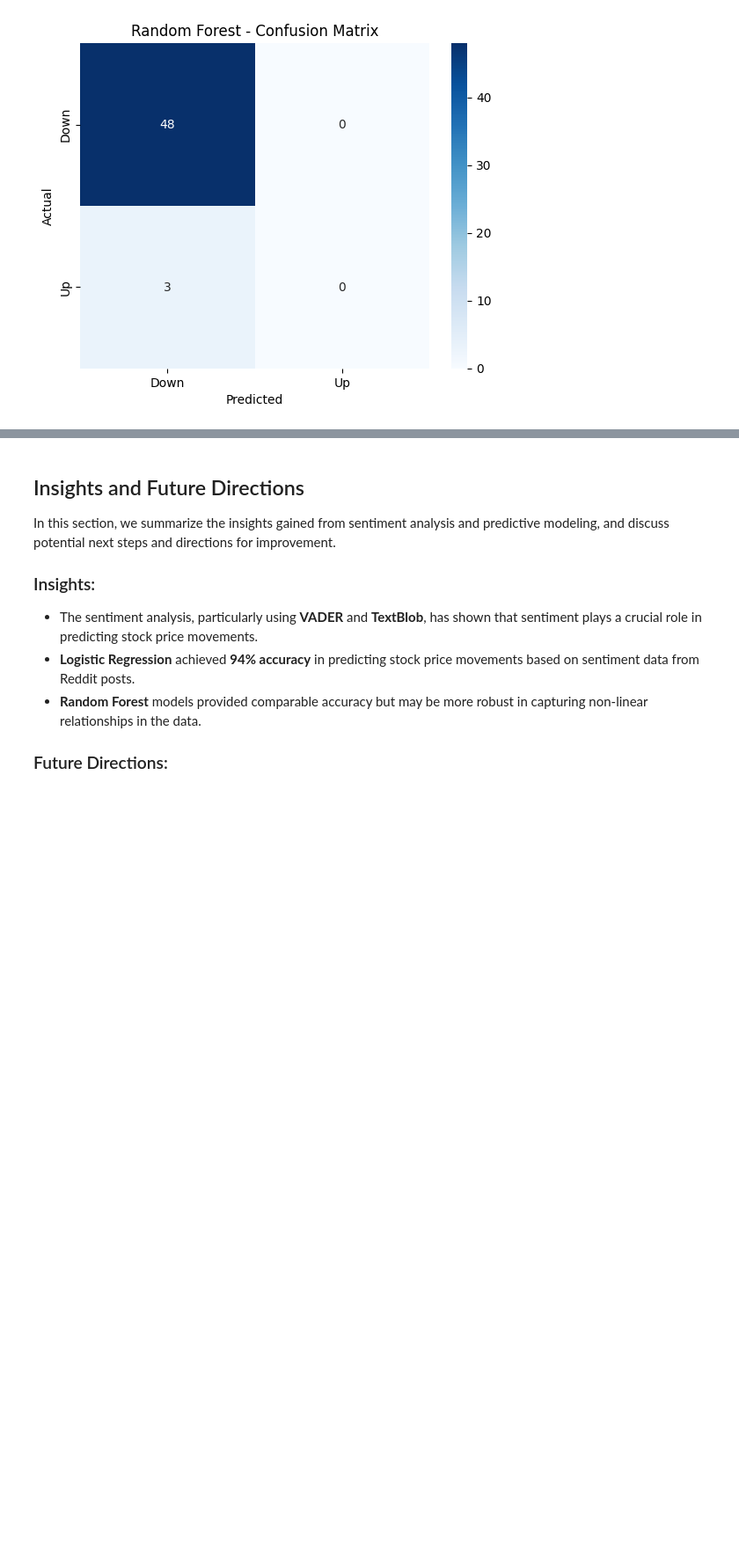
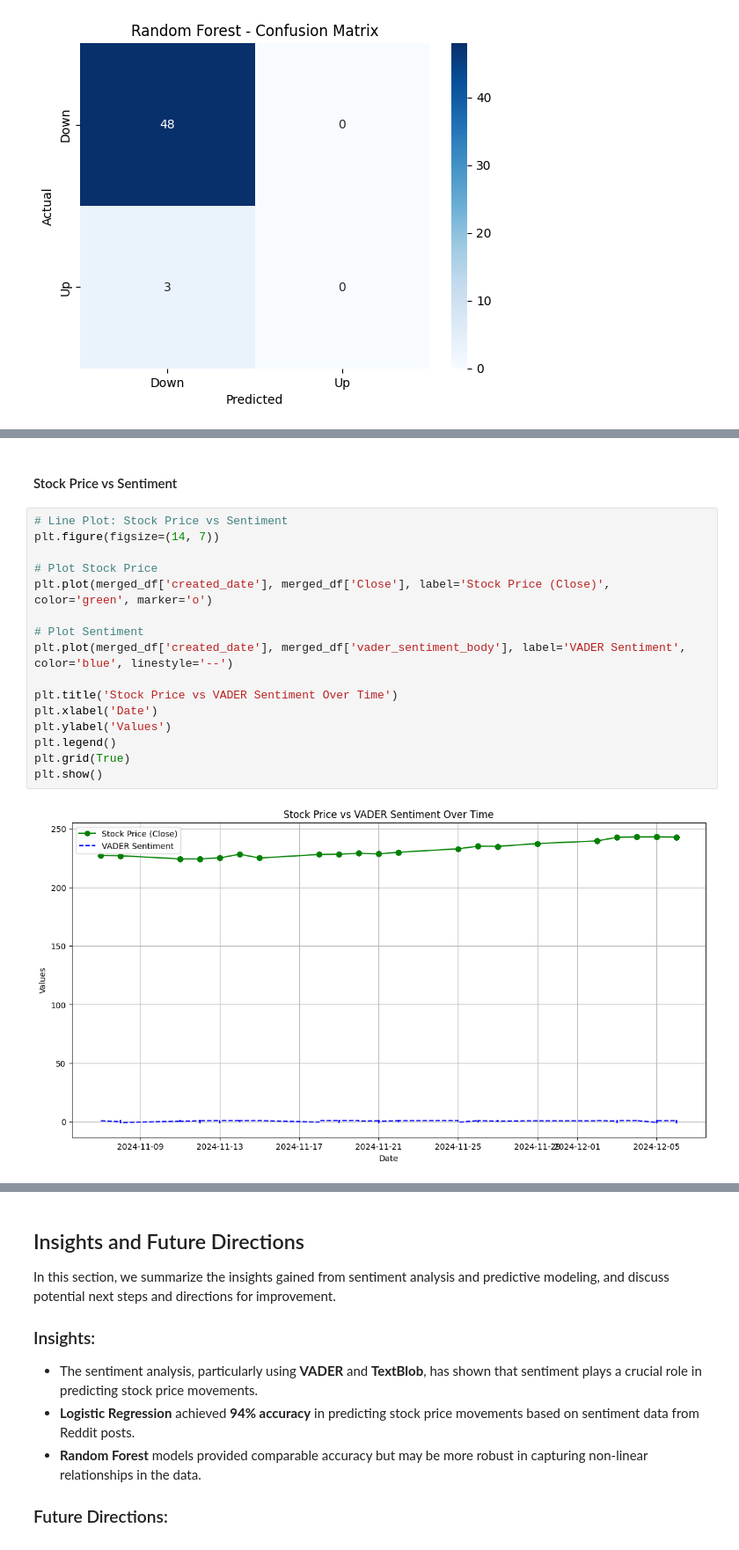
Before and after one commit to 0nuragD/Stock-Movement-Analysis-with-Sentiment-from-Reddit, a Jupyter notebook: stock_sentiment_scraper.ipynb, the cells around one changed output, grey strips where cells are left out. Shown: that part at 88% size. Drawn from its saved outputs; the diff is of its cells as text; blank space fills up the shorter version.

```diff
--- a/stock_sentiment_scraper.ipynb
+++ b/stock_sentiment_scraper.ipynb
@@ -401,0 +481,20 @@ Random Forest Model Accuracy: 0.9411764705882353
+# %% [markdown]
+#### Stock Price vs Sentiment
+# %%
+# Line Plot: Stock Price vs Sentiment
+plt.figure(figsize=(14, 7))
+
+# Plot Stock Price
+plt.plot(merged_df['created_date'], merged_df['Close'], label='Stock Price (Close)', color='green', marker='o')
+
+# Plot Sentiment
+plt.plot(merged_df['created_date'], merged_df['vader_sentiment_body'], label='VADER Sentiment', color='blue', linestyle='--')
+
+plt.title('Stock Price vs VADER Sentiment Over Time')
+plt.xlabel('Date')
+plt.ylabel('Values')
+plt.legend()
+plt.grid(True)
+plt.show()
+# %% [output]
+[figure, added]
```
Also changed, not shown: parts of 9 cells of this notebook.
